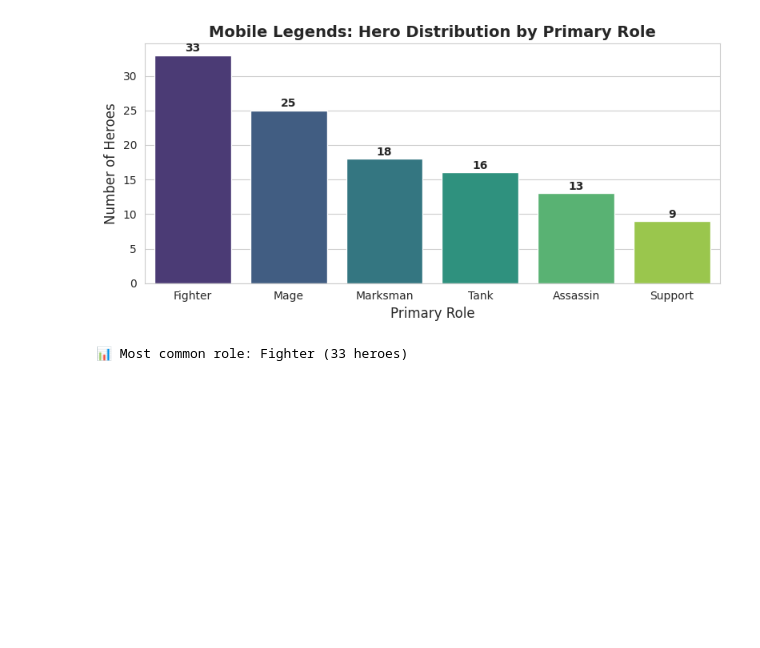
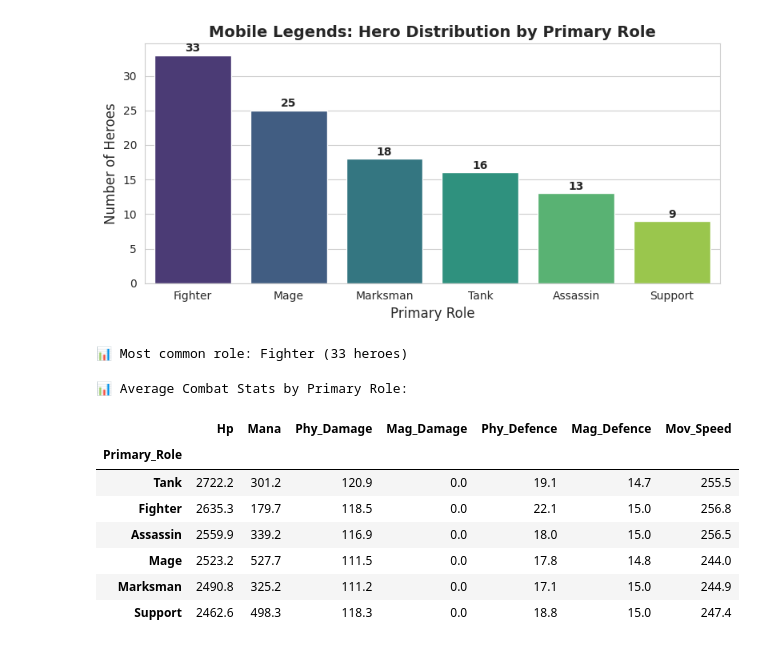
Before and after one commit to biju-ds/mobile-legends-data-analysis, a Jupyter notebook: 01_mobile_legends_eda.ipynb, the cells around one changed output. Drawn from its saved outputs; the diff is of its cells as text; code cells hidden in the pictures; blank space fills up the shorter version.

```diff
--- a/01_mobile_legends_eda.ipynb
+++ b/01_mobile_legends_eda.ipynb
@@ -184,3 +183,27 @@ Passing `palette` without assigning `hue` is deprecated and will be removed in v
   sns.barplot(x=role_counts.index, y=role_counts.values, palette='viridis')
 [figure]
 📊 Most common role: Fighter (33 heroes)
+# %%
+# Group heroes by Primary_Role and calculate average stats
+role_stats = df.groupby('Primary_Role')[['Hp', 'Mana', 'Phy_Damage',
+                                          'Mag_Damage', 'Phy_Defence',
+                                          'Mag_Defence', 'Mov_Speed']].mean()
+
+# Round to 1 decimal place for cleaner output
+role_stats = role_stats.round(1)
+
+# Sort by HP (highest first) to see who's tankiest
+role_stats = role_stats.sort_values('Hp', ascending=False)
+
+print("📊 Average Combat Stats by Primary Role:\n")
+role_stats
+# %% [output]
+📊 Average Combat Stats by Primary Role:
+|  | Hp | Mana | Phy_Damage | Mag_Damage | Phy_Defence | Mag_Defence | Mov_Speed |
+| Primary_Role |  |  |  |  |  |  |  |
+| Tank | 2722.2 | 301.2 | 120.9 | 0.0 | 19.1 | 14.7 | 255.5 |
+| Fighter | 2635.3 | 179.7 | 118.5 | 0.0 | 22.1 | 15.0 | 256.8 |
+| Assassin | 2559.9 | 339.2 | 116.9 | 0.0 | 18.0 | 15.0 | 256.5 |
+| Mage | 2523.2 | 527.7 | 111.5 | 0.0 | 17.8 | 14.8 | 244.0 |
+| Marksman | 2490.8 | 325.2 | 111.2 | 0.0 | 17.1 | 15.0 | 244.9 |
+| Support | 2462.6 | 498.3 | 118.3 | 0.0 | 18.8 | 15.0 | 247.4 |
```
Also changed, not shown: parts of 20 cells of this notebook, 3 other files.
